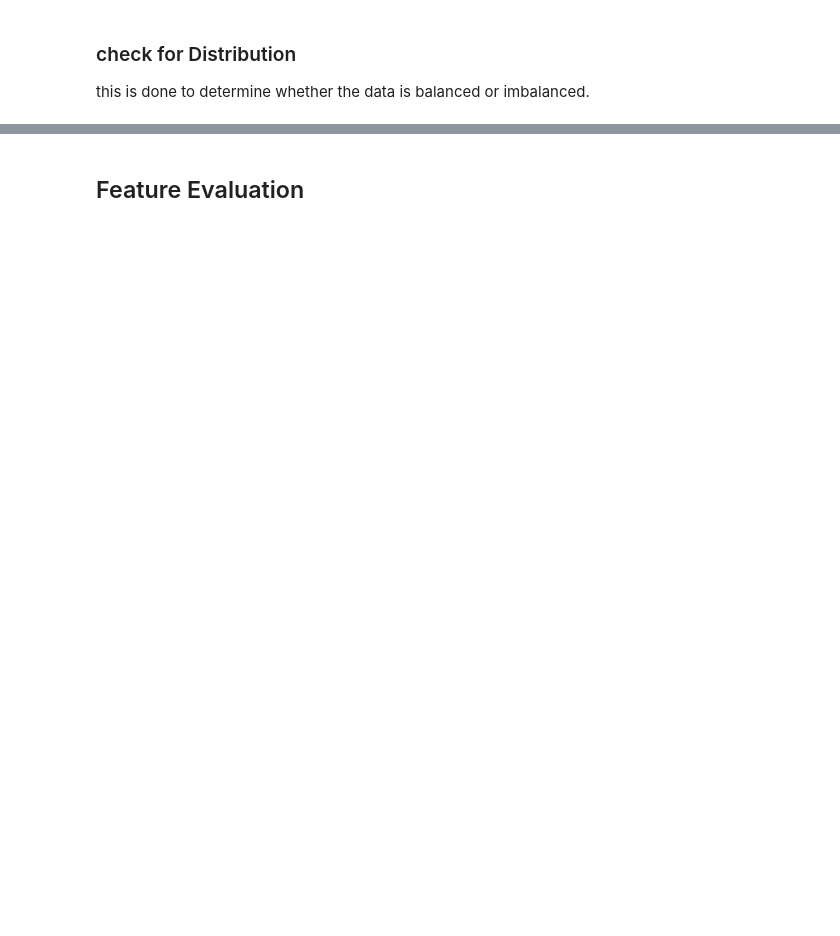
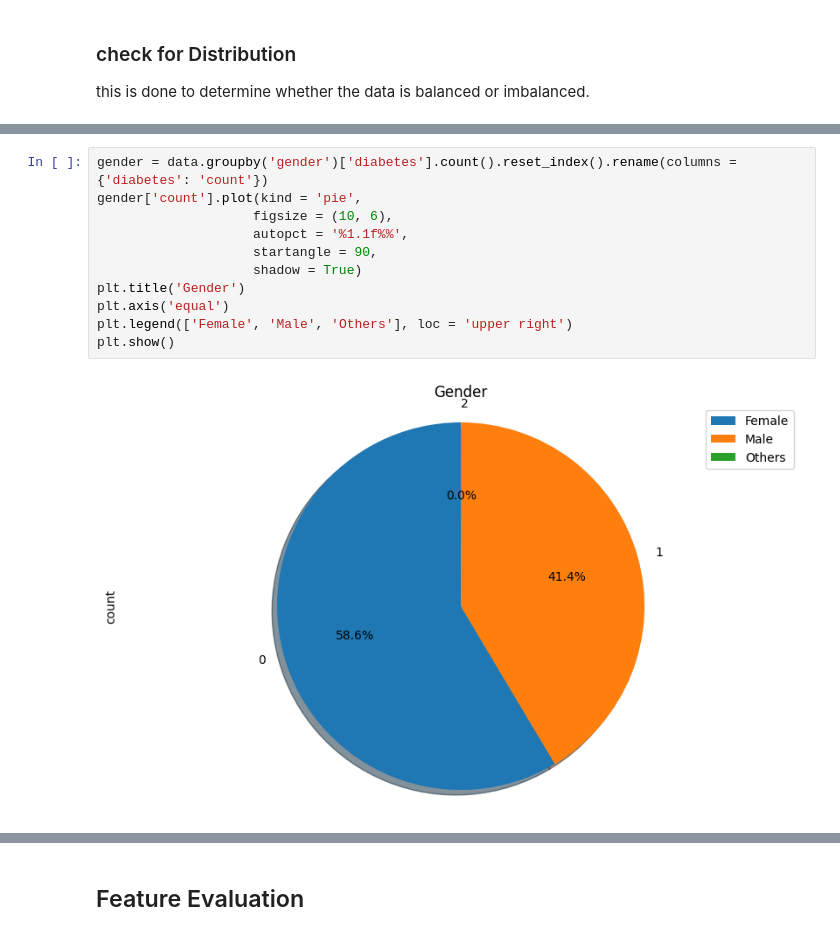
Before and after one commit to Faith-qa/ML---Capstone_projects, a Jupyter notebook: Diabetes-Prediction/main.ipynb, the cells around one changed output, grey strips where cells are left out. Saved outputs shown, nothing was run; the diff lists cells and outputs as text; blank space fills up the shorter version.

```diff
--- a/Diabetes-Prediction/main.ipynb
+++ b/Diabetes-Prediction/main.ipynb
@@ -69,0 +136,13 @@ plt.show()
+# %%
+gender = data.groupby('gender')['diabetes'].count().reset_index().rename(columns = {'diabetes': 'count'})
+gender['count'].plot(kind = 'pie',
+                    figsize = (10, 6),
+                    autopct = '%1.1f%%',
+                    startangle = 90,
+                    shadow = True)
+plt.title('Gender')
+plt.axis('equal')
+plt.legend(['Female', 'Male', 'Others'], loc = 'upper right')
+plt.show()
+# %% [output]
+[figure, added]
```
Also changed, not shown: parts of 31 cells of this notebook.
